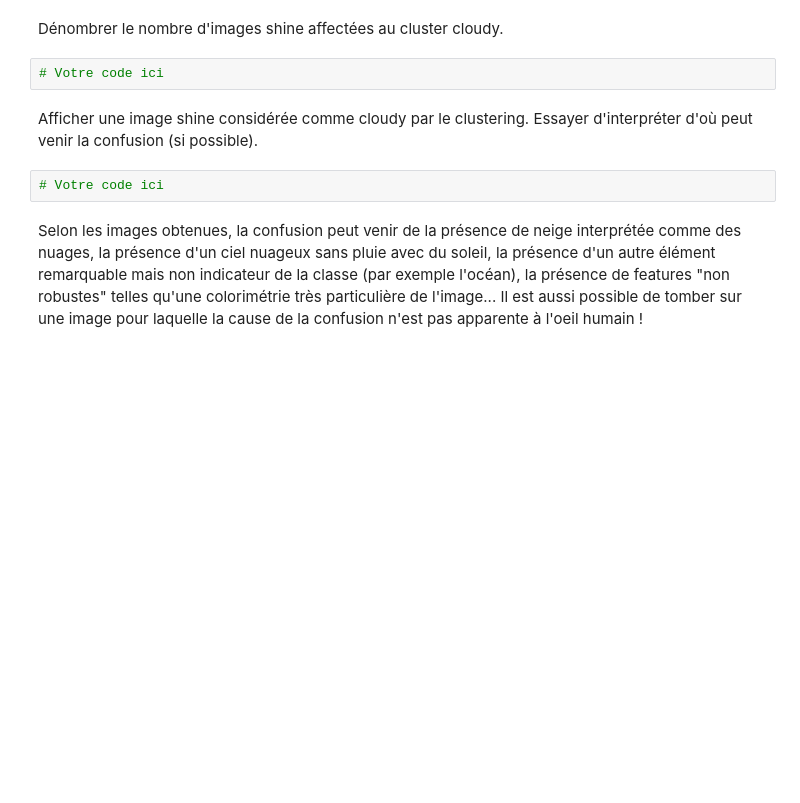
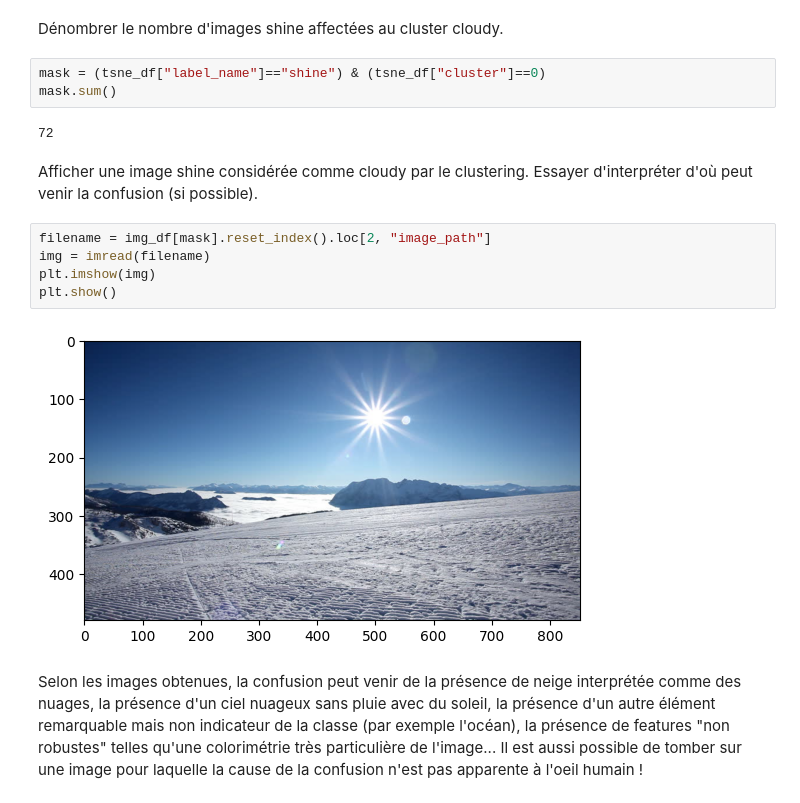
Before and after one commit to BEESPE/pyicv, a Jupyter notebook: 08_cnn-weather-detection/tp-cnn-weather-images_live-coding.ipynb, the cells around one changed output. Saved outputs shown, nothing was run; the diff lists cells and outputs as text; blank space fills up the shorter version.

```diff
--- a/08_cnn-weather-detection/tp-cnn-weather-images_live-coding.ipynb
+++ b/08_cnn-weather-detection/tp-cnn-weather-images_live-coding.ipynb
@@ -329,11 +352,19 @@ Effectuer à l'oeil une correspondance (bijective) entre les classes et les clus
 # %% [markdown]
 Dénombrer le nombre d'images shine affectées au cluster cloudy.
-# %%
-# Votre code ici
+# %%
+mask = (tsne_df["label_name"]=="shine") & (tsne_df["cluster"]==0)
+mask.sum()
+# %% [output]
+72
 # %% [markdown]
 Afficher une image shine considérée comme cloudy par le clustering. Essayer d'interpréter d'où peut venir la confusion (si possible).
-# %%
-# Votre code ici
+# %%
+filename = img_df[mask].reset_index().loc[2, "image_path"]
+img = imread(filename)
+plt.imshow(img)
+plt.show()
+# %% [output]
+[figure, added]
 # %% [markdown]
 Selon les images obtenues, la confusion peut venir de la présence de neige interprétée comme des nuages, la présence d'un ciel nuageux sans pluie avec du soleil, la présence d'un autre élément remarquable mais non indicateur de la classe (par exemple l'océan), la présence de features "non robustes" telles qu'une colorimétrie très particulière de l'image... Il est aussi possible de tomber sur une image pour laquelle la cause de la confusion n'est pas apparente à l'oeil humain !
 # %% [markdown]
```
Also changed, not shown: parts of 24 cells of this notebook, 2 other files.
